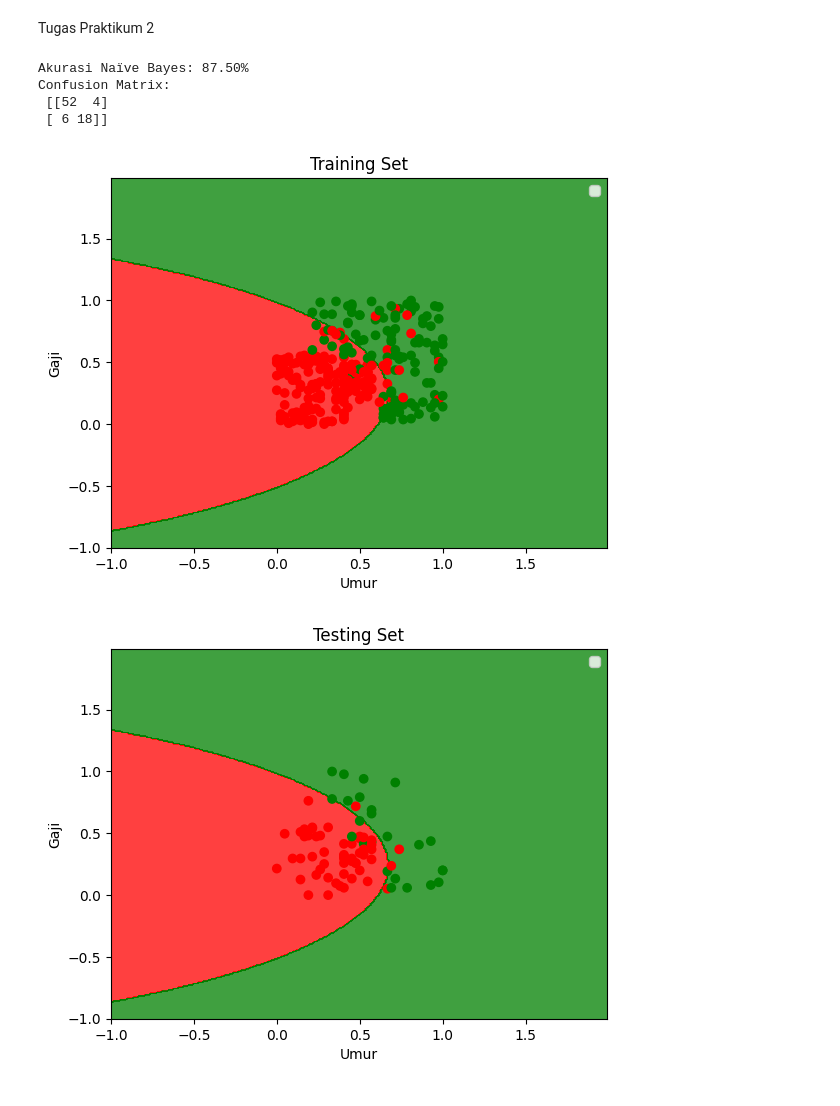
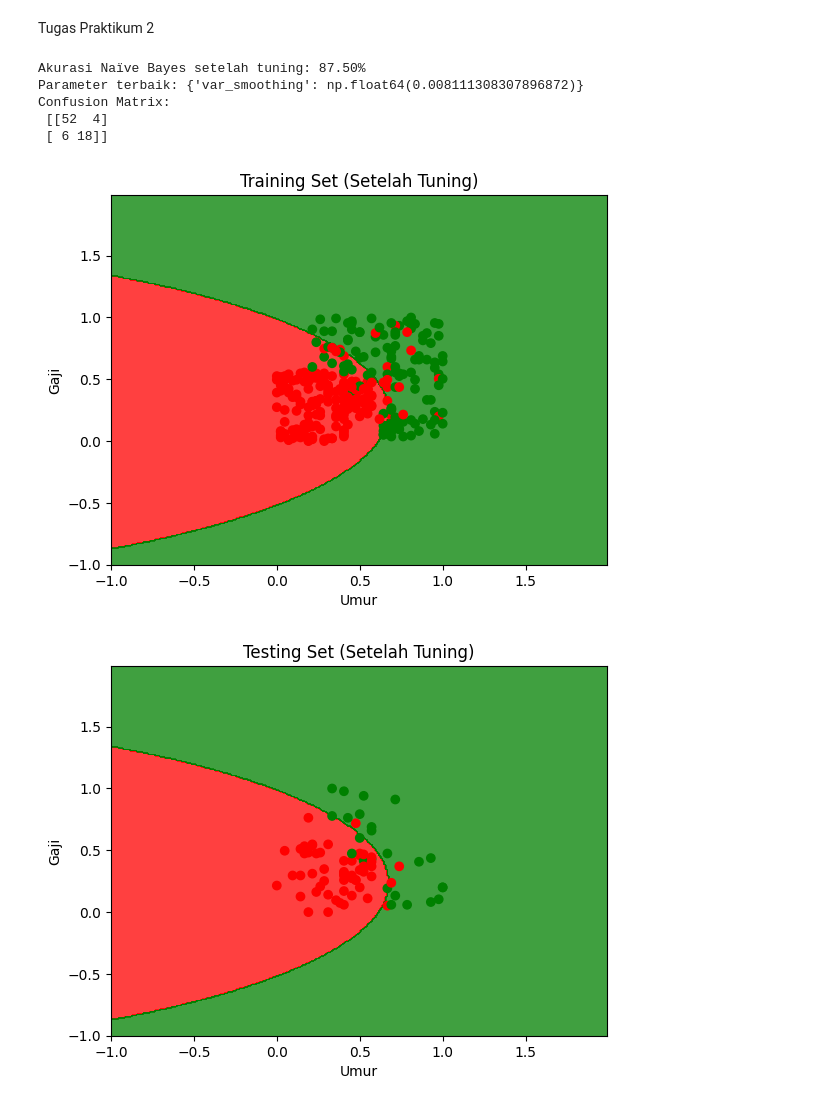
Before and after one commit to Agtna/AI-2025, a Jupyter notebook: Job9.ipynb, the cells around one changed output. Cells and saved outputs as stored; diff of their text form; code cells hidden in the pictures.

```diff
--- a/Job9.ipynb
+++ b/Job9.ipynb
@@ -312,7 +312,7 @@ Tugas Praktikum 2
 import numpy as np
 import pandas as pd
 import matplotlib.pyplot as plt
-from sklearn.model_selection import train_test_split
+from sklearn.model_selection import train_test_split, GridSearchCV
 from sklearn.preprocessing import MinMaxScaler
 from sklearn.naive_bayes import GaussianNB
 from sklearn.metrics import confusion_matrix, accuracy_score
@@ -321,44 +321,49 @@ from matplotlib.colors import ListedColormap
 # Load dataset
 dataset = pd.read_csv('iklan_sosmed.csv', delimiter=';')
 X = dataset.iloc[:, 2:-1].values
 y = dataset.iloc[:, -1].values
 
 # Normalisasi
 sc = MinMaxScaler()
 X = sc.fit_transform(X)
 
 # Split data
 X_train, X_test, y_train, y_test = train_test_split(X, y, test_size=0.2, random_state=99)
 
-# Model Naive Bayes
-model = GaussianNB()
-model.fit(X_train, y_train)
+# Hyperparameter tuning: var_smoothing
+param_grid = {'var_smoothing': np.logspace(0, -9, num=100)}
+grid_search = GridSearchCV(estimator=GaussianNB(), param_grid=param_grid, cv=5, verbose=0)
+grid_search.fit(X_train, y_train)
 
-# Evaluasi
+# Gunakan model terbaik dari hasil tuning
+model = grid_search.best_estimator_
+
+# Evaluasi model
 y_pred = model.predict(X_test)
 acc = accuracy_score(y_test, y_pred)
-print("Akurasi Naïve Bayes: {:.2f}%".format(acc*100))
+print("Akurasi Naïve Bayes setelah tuning: {:.2f}%".format(acc * 100))
+print("Parameter terbaik:", grid_search.best_params_)
 print("Confusion Matrix:\n", confusion_matrix(y_test, y_pred))
 
-# Visualisasi
+# Visualisasi batas keputusan
 def plot_boundary(X_set, y_set, title):
-    X1, X2 = np.meshgrid(np.arange(X_set[:, 0].min()-1, X_set[:, 0].max()+1, 0.01),
-                         np.arange(X_set[:, 1].min()-1, X_set[:, 1].max()+1, 0.01))
+    X1, X2 = np.meshgrid(np.arange(X_set[:, 0].min() - 1, X_set[:, 0].max() + 1, 0.01),
+                         np.arange(X_set[:, 1].min() - 1, X_set[:, 1].max() + 1, 0.01))
     plt.contourf(X1, X2, model.predict(np.array([X1.ravel(), X2.ravel()]).T).reshape(X1.shape),
                  alpha=0.75, cmap=ListedColormap(('red', 'green')))
     plt.scatter(X_set[:, 0], X_set[:, 1], c=y_set, cmap=ListedColormap(('red', 'green')))
     plt.title(title)
     plt.xlabel('Umur')
     plt.ylabel('Gaji')
-    plt.legend()
     plt.show()
 
-plot_boundary(X_train, y_train, 'Training Set')
-plot_boundary(X_test, y_test, 'Testing Set')
+plot_boundary(X_train, y_train, 'Training Set (Setelah Tuning)')
+plot_boundary(X_test, y_test, 'Testing Set (Setelah Tuning)')
 # %% [output]
-Akurasi Naïve Bayes: 87.50%
+Akurasi Naïve Bayes setelah tuning: 87.50%
+Parameter terbaik: {'var_smoothing': np.float64(0.008111308307896872)}
 Confusion Matrix:
  [[52  4]
  [ 6 18]]
-[figure, old version]
+[figure, new version]
-[figure, old version]
+[figure, new version]
```
